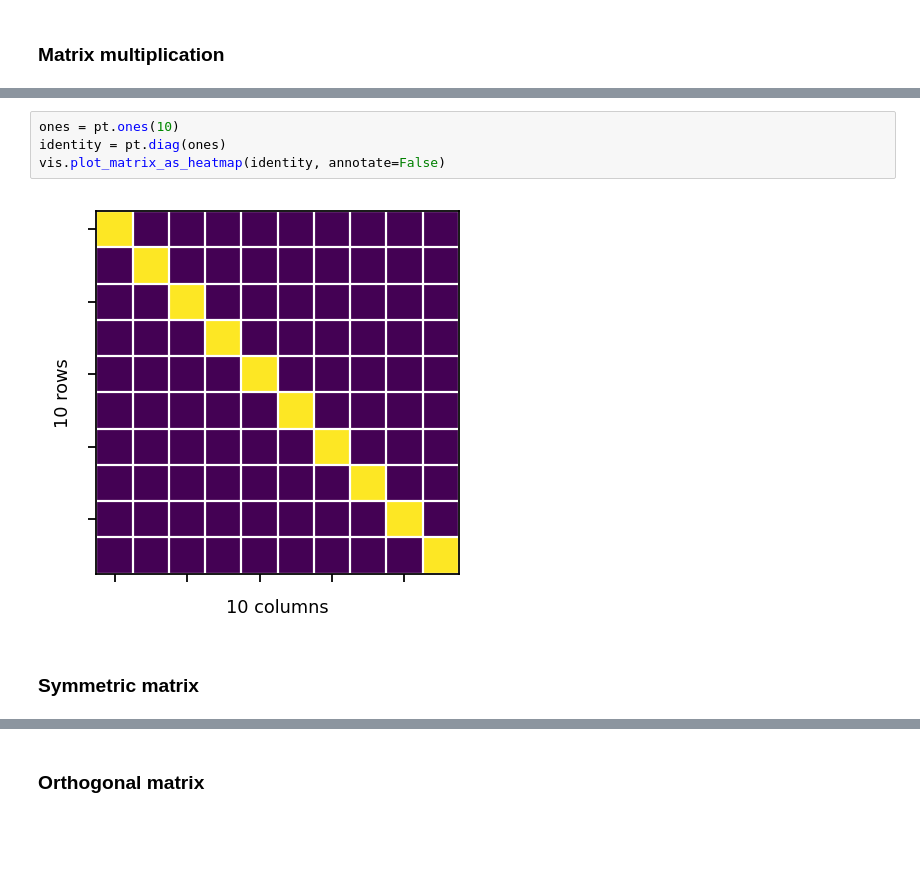
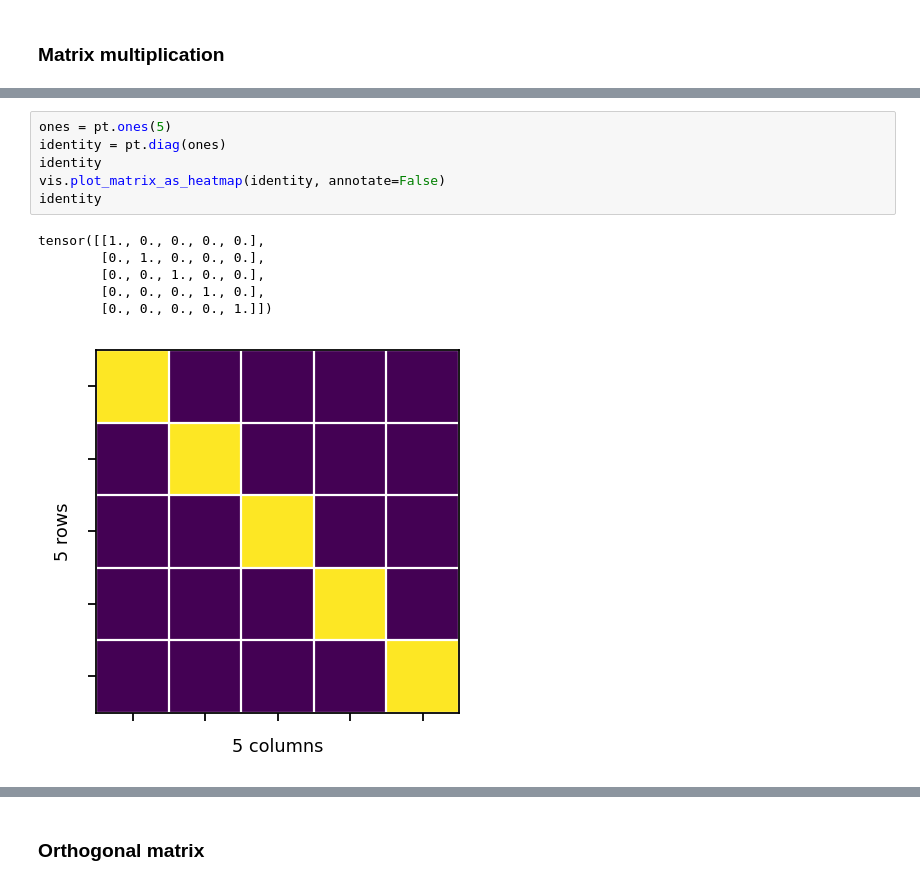
Before and after one commit to FlowModelingControl/flowtorch, a Jupyter notebook: docs/source/notebooks/linear_algebra_basics.ipynb, the cells around one changed output, grey strips where cells are left out. Cells and saved outputs as stored; diff of their text form; blank space fills up the shorter version.

```diff
--- a/docs/source/notebooks/linear_algebra_basics.ipynb
+++ b/docs/source/notebooks/linear_algebra_basics.ipynb
@@ -273,8 +361,13 @@ tensor(-306.)
 # %%
-ones = pt.ones(10)
+ones = pt.ones(5)
 identity = pt.diag(ones)
+identity
 vis.plot_matrix_as_heatmap(identity, annotate=False)
+identity
 # %% [output]
+tensor([[1., 0., 0., 0., 0.],
+        [0., 1., 0., 0., 0.],
+        [0., 0., 1., 0., 0.],
+        [0., 0., 0., 1., 0.],
+        [0., 0., 0., 0., 1.]])
-[figure, old version]
+[figure, new version]
-# %% [markdown]
-### Symmetric matrix
```
Also changed, not shown: parts of 19 cells of this notebook.
